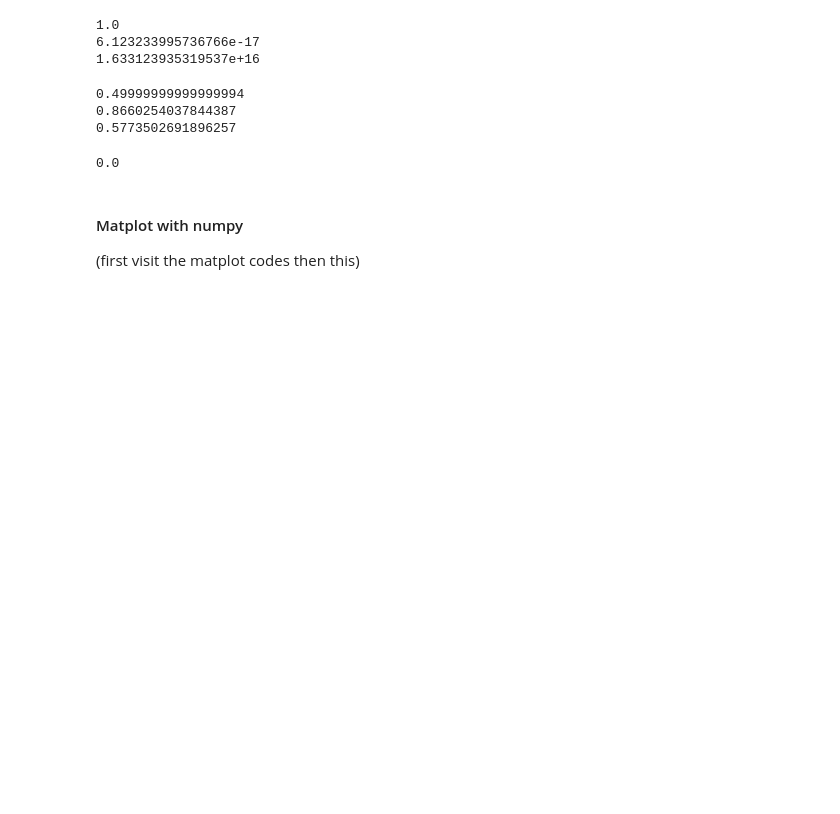
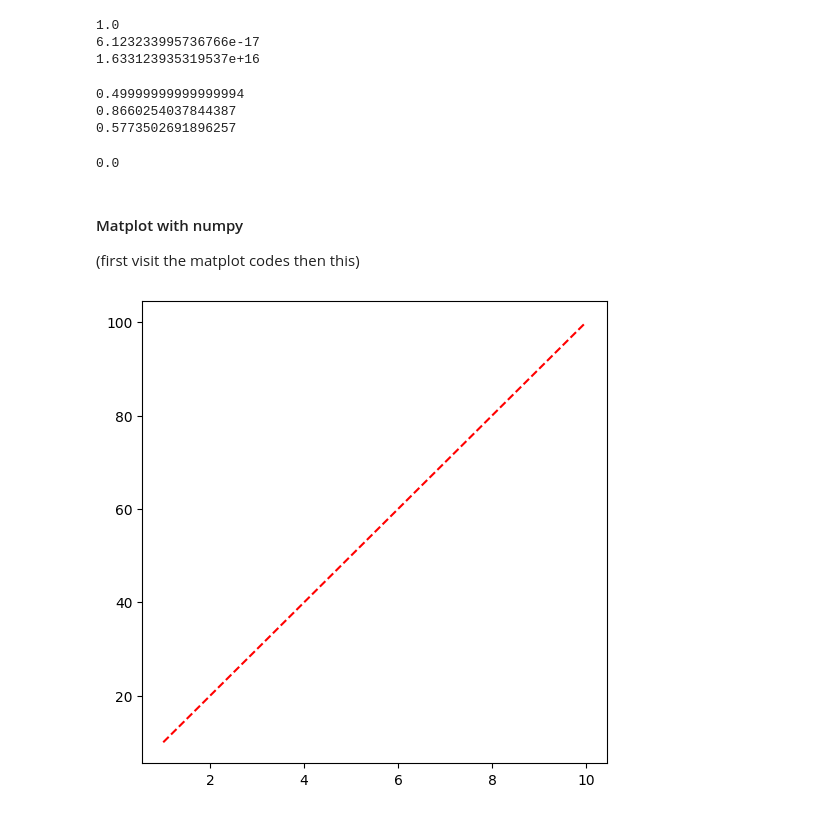
Before and after one commit to Pratyusha-Mukherjee/MachineLearning, a Jupyter notebook: numpy.ipynb, the cells around one changed output. Drawn from its saved outputs; the diff is of its cells as text; code cells hidden in the pictures; blank space fills up the shorter version.

```diff
--- a/numpy.ipynb
+++ b/numpy.ipynb
@@ -510,0 +507,9 @@ np.tan(0)
+# %%
+x = np.arange(1,11)
+y = np.arange(10,110,10)
+
+plt.figure(figsize=(6,6))
+plt.plot(x,y,"r--")
+plt.show()
+# %% [output]
+[figure, added]
```
Also changed, not shown: parts of 27 cells of this notebook.
